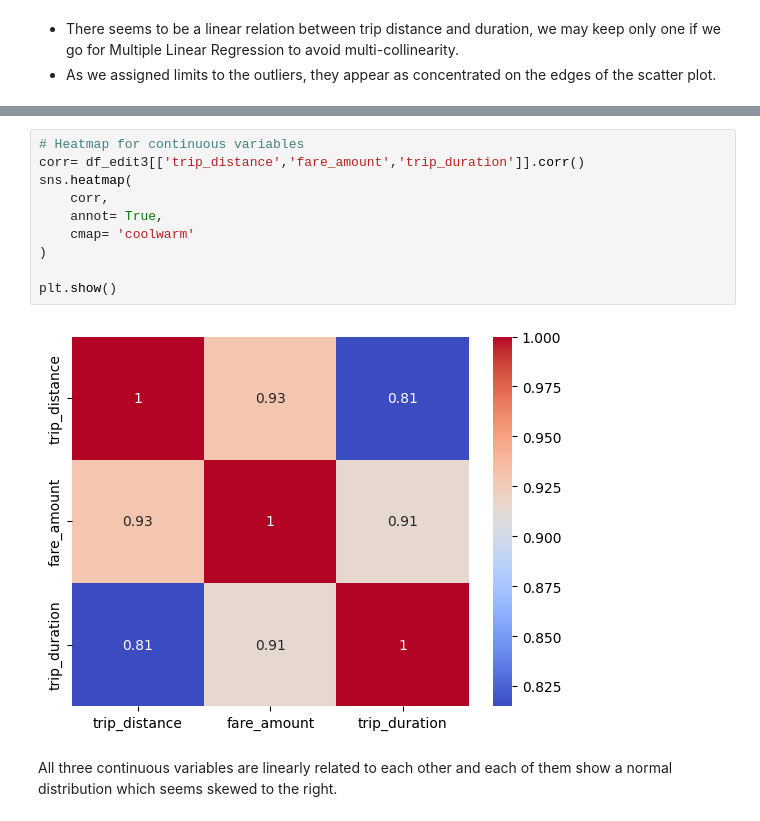
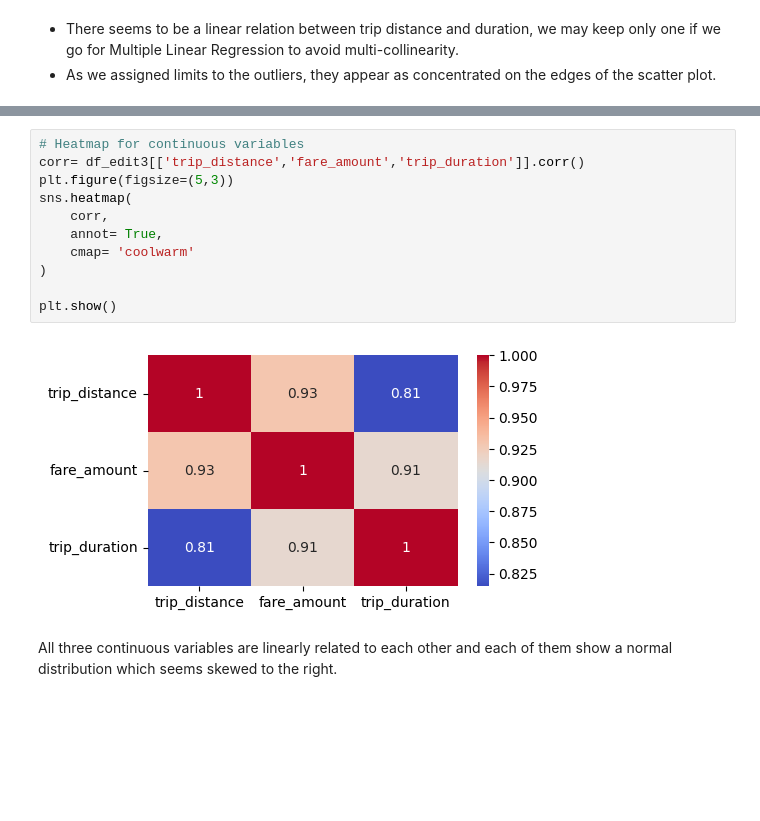
Before and after one commit to traha-89/Portafoglio, a Jupyter notebook: NYC Taxi Fare Prediction/NYC_MLRprediction.ipynb, the cells around one changed output, grey strips where cells are left out. Drawn from its saved outputs; the diff is of its cells as text; blank space fills up the shorter version.

```diff
--- a/NYC Taxi Fare Prediction/NYC_MLRprediction.ipynb
+++ b/NYC Taxi Fare Prediction/NYC_MLRprediction.ipynb
@@ -437,15 +437,16 @@ plt.show()
 # %%
 # Heatmap for continuous variables
 corr= df_edit3[['trip_distance','fare_amount','trip_duration']].corr()
+plt.figure(figsize=(5,3))
 sns.heatmap(
     corr,
     annot= True,
     cmap= 'coolwarm'
 )
 
 plt.show()
 # %% [output]
-[figure, old version]
+[figure, new version]
 # %% [markdown]
 All three continuous variables are linearly related to each other and each of them show a normal distribution which seems skewed to the right.
 # %%
```
Also changed, not shown: parts of 27 cells of this notebook.
